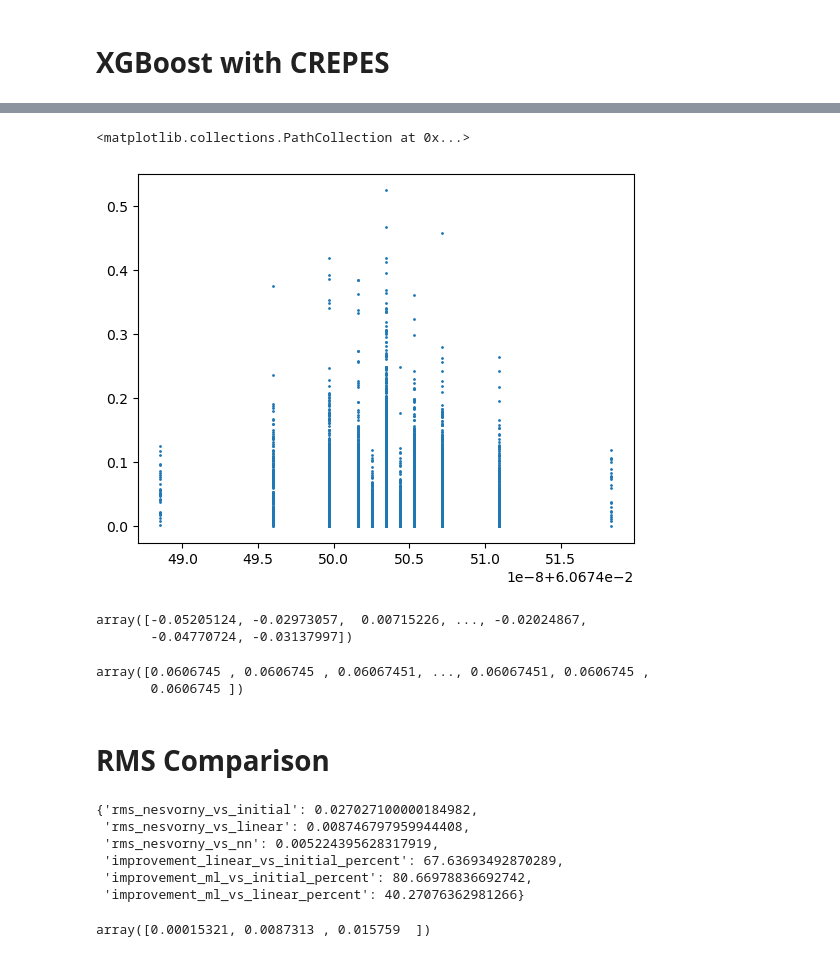
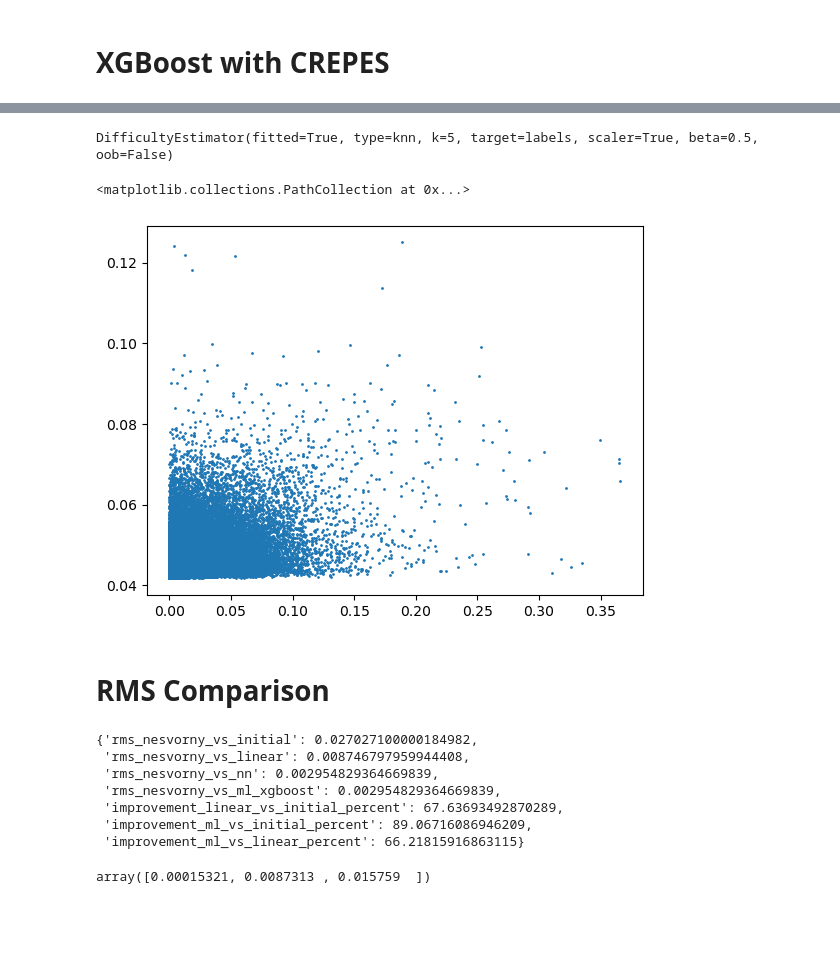
Before and after one commit to kavidey/action-angle-discovery, a Jupyter notebook: all_model_training.ipynb, the cells around one changed output, grey strips where cells are left out. Saved outputs shown, nothing was run; the diff lists cells and outputs as text; code cells hidden in the pictures; blank space fills up the shorter version.

Commit message:
Fixed crepes code

```diff
--- a/all_model_training.ipynb
+++ b/all_model_training.ipynb
@@ -506,13 +519,8 @@ df_nn.to_csv("tables_for_analysis/XGBoost_results.csv")
 model1 = XGBRegressor(learning_rate = 0.05,
 						 max_depth = 6,
 						 subsample = 0.946,
-						 min_child_weight = 29.03)
-
-# score = xgb.cv(model1.get_xgb_params(),
-#                dtrain, nfold = 5,
-#                metrics = "rmse",
-#                verbose_eval=True,
-#                num_boost_round=500)
+						 min_child_weight = 29.03,
+                         n_estimators=2000)
 # %%
 from crepes import WrapRegressor
 
@@ -549,19 +533,22 @@ plt.hist(error_crepe)
+# %%
+from crepes.extras import DifficultyEstimator
+
+de_knn = DifficultyEstimator()
+de_knn.fit(X=X_prop_train,
+    k=5,
+    scaler=True,
+    y=y_prop_train,
+    beta=0.5)
+reg.calibrate(X_cal, y_cal, de=de_knn)
+# %% [output]
+DifficultyEstimator(fitted=True, type=knn, k=5, target=labels, scaler=True, beta=0.5, oob=False)
 # %%
 error_interval = reg.predict_int(testX)
 error_crepe = error_interval[:, 1] - error_interval[:, 0]
 
 frac_error = np.abs(testY - values)
-plt.scatter(error_crepe, frac_error, s = 1)
+plt.scatter(frac_error, error_crepe, s = 1)
+# plt.ylim(0, 0.05)
 # %% [output]
 <matplotlib.collections.PathCollection at 0x...>
-[figure, old version]
+[figure, new version]
-# %%
-error_interval[:, 0]
-# %% [output]
-array([-0.05205124, -0.02973057,  0.00715226, ..., -0.02024867,
-       -0.04770724, -0.03137997])
-# %%
-error_crepe
-# %% [output]
-array([0.0606745 , 0.0606745 , 0.06067451, ..., 0.06067451, 0.0606745 ,
-       0.0606745 ])
@@ -576,7 +569,7 @@ e_linear_test = merged_df.loc[test_indices, 'prope_h']
 rms_nesvorny_vs_initial = np.sqrt(np.median((e_nesvorny_test - e_initial_test)**2))
 rms_nesvorny_vs_linear = np. sqrt(np.median((e_nesvorny_test - e_linear_test)**2))
 rms_nesvorny_vs_nn=np.sqrt(np.median((testY-values)**2))
-# rms_nesvorny_vs_ml_xg=np.sqrt(np.median((testY-pred1)**2))
+rms_nesvorny_vs_ml_xg=np.sqrt(np.median((testY-values)**2))
 improvement_linear_vs_initial = ((rms_nesvorny_vs_initial - rms_nesvorny_vs_linear) / rms_nesvorny_vs_initial) * 100
 improvement_nn_vs_initial = ((rms_nesvorny_vs_initial - rms_nesvorny_vs_nn) / rms_nesvorny_vs_initial) * 100
 improvement_nn_vs_linear = ((rms_nesvorny_vs_linear - rms_nesvorny_vs_nn) / rms_nesvorny_vs_linear) * 100
@@ -584,7 +577,7 @@ results = {
 	'rms_nesvorny_vs_initial': rms_nesvorny_vs_initial,
 	'rms_nesvorny_vs_linear': rms_nesvorny_vs_linear,
 	'rms_nesvorny_vs_nn': rms_nesvorny_vs_nn,
-	# 'rms_nesvorny_vs_ml_xgboost': rms_nesvorny_vs_ml_xg,
+	'rms_nesvorny_vs_ml_xgboost': rms_nesvorny_vs_ml_xg,
 	'improvement_linear_vs_initial_percent': improvement_linear_vs_initial,
 	'improvement_ml_vs_initial_percent': improvement_nn_vs_initial,
 	'improvement_ml_vs_linear_percent': improvement_nn_vs_linear
@@ -593,10 +586,11 @@ results
 # %% [output]
 {'rms_nesvorny_vs_initial': 0.027027100000184982,
  'rms_nesvorny_vs_linear': 0.008746797959944408,
- 'rms_nesvorny_vs_nn': 0.005224395628317919,
+ 'rms_nesvorny_vs_nn': 0.002954829364669839,
+ 'rms_nesvorny_vs_ml_xgboost': 0.002954829364669839,
  'improvement_linear_vs_initial_percent': 67.63693492870289,
- 'improvement_ml_vs_initial_percent': 80.66978836692742,
- 'improvement_ml_vs_linear_percent': 40.27076362981266}
+ 'improvement_ml_vs_initial_percent': 89.06716086946209,
+ 'improvement_ml_vs_linear_percent': 66.21815916863115}
 # %%
 np.percentile(np.abs(error_linear), [1, 50, 75])
 # %% [output]
```
Also changed, not shown: parts of 14 cells of this notebook, 1 other file.
